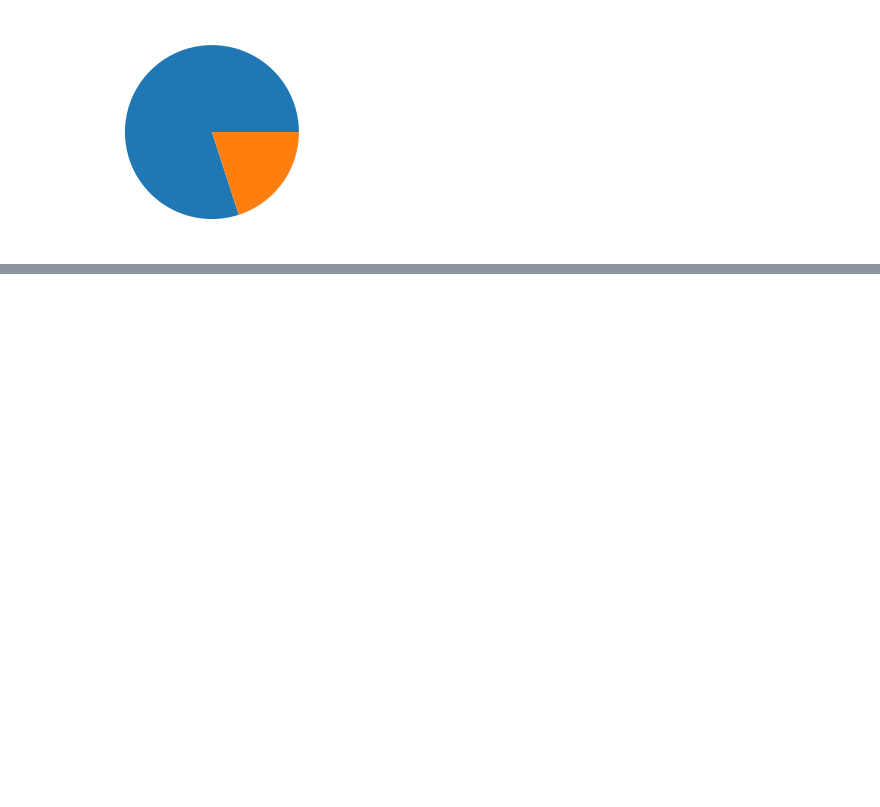
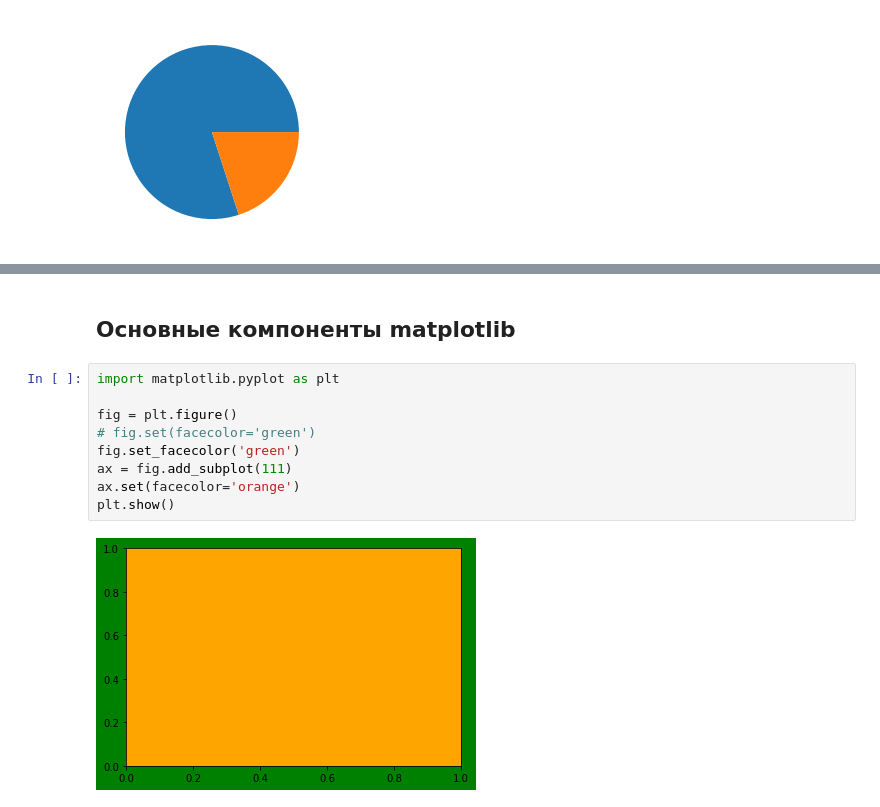
Before and after one commit to helioproduct/DLS, a Jupyter notebook: 03_Matplotlib/matplotlib.ipynb, the cells around one changed output, grey strips where cells are left out. Drawn from its saved outputs; the diff is of its cells as text; blank space fills up the shorter version.

```diff
--- a/03_Matplotlib/matplotlib.ipynb
+++ b/03_Matplotlib/matplotlib.ipynb
@@ -56,0 +107,13 @@ plt.show()
+# %% [markdown]
+## Основные компоненты matplotlib
+# %%
+import matplotlib.pyplot as plt
+
+fig = plt.figure()
+# fig.set(facecolor='green')
+fig.set_facecolor('green')
+ax = fig.add_subplot(111)
+ax.set(facecolor='orange')
+plt.show()
+# %% [output]
+[figure, added]
```
Also changed, not shown: parts of 9 cells of this notebook.
